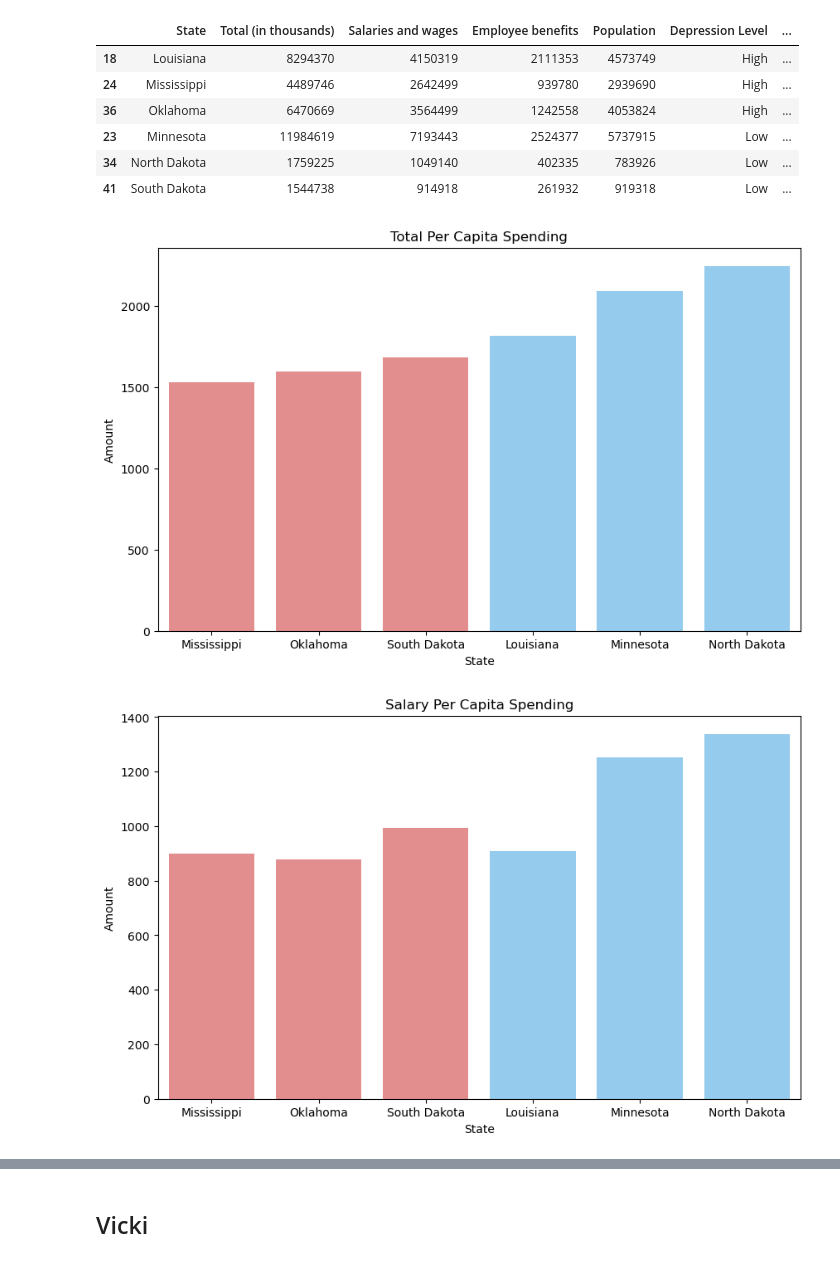
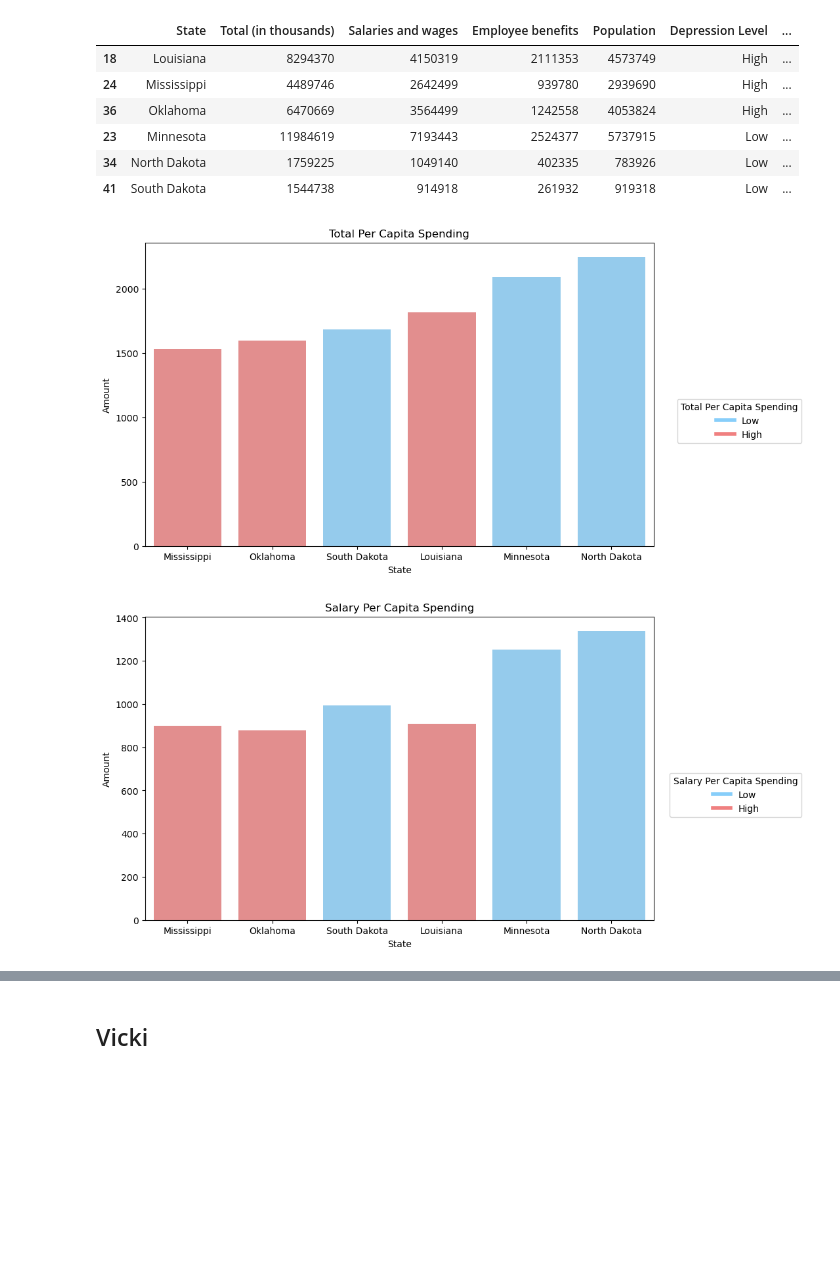
Before and after one commit to vjayne93/blue-team-project-1, a Jupyter notebook: Final Project Information.ipynb, the cells around one changed output, grey strips where cells are left out. Cells and saved outputs as stored; diff of their text form; code cells hidden in the pictures; blank space fills up the shorter version.

Commit message:
Fixed graphs on Mike

```diff
--- a/Final Project Information.ipynb
+++ b/Final Project Information.ipynb
@@ -726,30 +711,79 @@ df_filtered_coi
 | 34 | North Dakota | 1759225 | 1049140 | 402335 | 783926 | Low | ... |
 | 41 | South Dakota | 1544738 | 914918 | 261932 | 919318 | Low | ... |
 # %%
+# # Create a DataFrame for plotting
+# plot_df = df_filtered_coi.sort_values('total_per_capita_spending')
+# colors = df_filtered_sorted['Depression and Anxiety Level'].map({'High': 'lightcoral', 'Low': 'lightskyblue'})
+
+# # Plot total_per_capita_spending
+# plt.figure(figsize=(10, 6))
+# sns.barplot(x='State', y='total_per_capita_spending', data=plot_df, palette=colors)
+# plt.title('Total Per Capita Spending')
+# plt.ylabel('Amount')
+# plt.legend(title='Total Per Capita Spending', labels=['Low', 'High'], loc='upper right')
+# plt.show()
+
+# # Plot salary_per_capita_spending
+# plt.figure(figsize=(10, 6))
+# sns.barplot(x='State', y='salary_per_capita_spending', data=plot_df, palette=colors)
+# plt.title('Salary Per Capita Spending')
+# plt.ylabel('Amount')
+# plt.legend(title='Salary Per Capita Spending', labels=['Low', 'High'], loc='upper right')
+# plt.show()
+
+# # Plot benefits_per_capita_spending
+# plt.figure(figsize=(10, 6))
+# sns.barplot(x='State', y='benefits_per_capita_spending', data=plot_df, palette=colors)
+# plt.title('Benefits Per Capita Spending')
+# plt.ylabel('Amount')
+# plt.legend(title='Benefits Per Capita Spending', labels=['Low', 'High'], loc='upper right')
+# plt.show()
+
 # Create a DataFrame for plotting
 plot_df = df_filtered_coi.sort_values('total_per_capita_spending')
-colors = df_filtered_sorted['Depression and Anxiety Level'].map({'High': 'lightcoral', 'Low': 'lightskyblue'})
+
+# Custom color mapping for specific states
+state_colors = {
+    'Louisiana': 'lightcoral',
+    'Mississippi': 'lightcoral',
+    'Oklahoma': 'lightcoral',
+    'North Dakota': 'lightskyblue',
+    'South Dakota': 'lightskyblue',
+    'Minnesota': 'lightskyblue'
+}
+
+# Map the colors for the states
+colors = plot_df['State'].map(state_colors).fillna('gray')
 
 # Plot total_per_capita_spending
 plt.figure(figsize=(10, 6))
 sns.barplot(x='State', y='total_per_capita_spending', data=plot_df, palette=colors)
 plt.title('Total Per Capita Spending')
 plt.ylabel('Amount')
+legend_labels = [plt.Line2D([0], [0], color='lightskyblue', lw=4),
+                 plt.Line2D([0], [0], color='lightcoral', lw=4)]
+plt.legend(legend_labels, ['Low', 'High'], title='Total Per Capita Spending', loc='upper right', bbox_to_anchor=(1.3, .5))
 plt.show()
 
 # Plot salary_per_capita_spending
 plt.figure(figsize=(10, 6))
 sns.barplot(x='State', y='salary_per_capita_spending', data=plot_df, palette=colors)
 plt.title('Salary Per Capita Spending')
 plt.ylabel('Amount')
+legend_labels = [plt.Line2D([0], [0], color='lightskyblue', lw=4),
+                 plt.Line2D([0], [0], color='lightcoral', lw=4)]
+plt.legend(legend_labels, ['Low', 'High'], title='Salary Per Capita Spending', loc='upper right', bbox_to_anchor=(1.3, .5))
 plt.show()
 
 # Plot benefits_per_capita_spending
 plt.figure(figsize=(10, 6))
 sns.barplot(x='State', y='benefits_per_capita_spending', data=plot_df, palette=colors)
 plt.title('Benefits Per Capita Spending')
 plt.ylabel('Amount')
+legend_labels = [plt.Line2D([0], [0], color='lightskyblue', lw=4),
+                 plt.Line2D([0], [0], color='lightcoral', lw=4)]
+plt.legend(legend_labels, ['Low', 'High'], title='Benefits Per Capita Spending', loc='upper right', bbox_to_anchor=(1.3, .5))
 plt.show()
 # %% [output]
-[figure, old version]
+[figure, new version]
-[figure, old version]
+[figure, new version]
```
Also changed, not shown: parts of 46 cells of this notebook.
